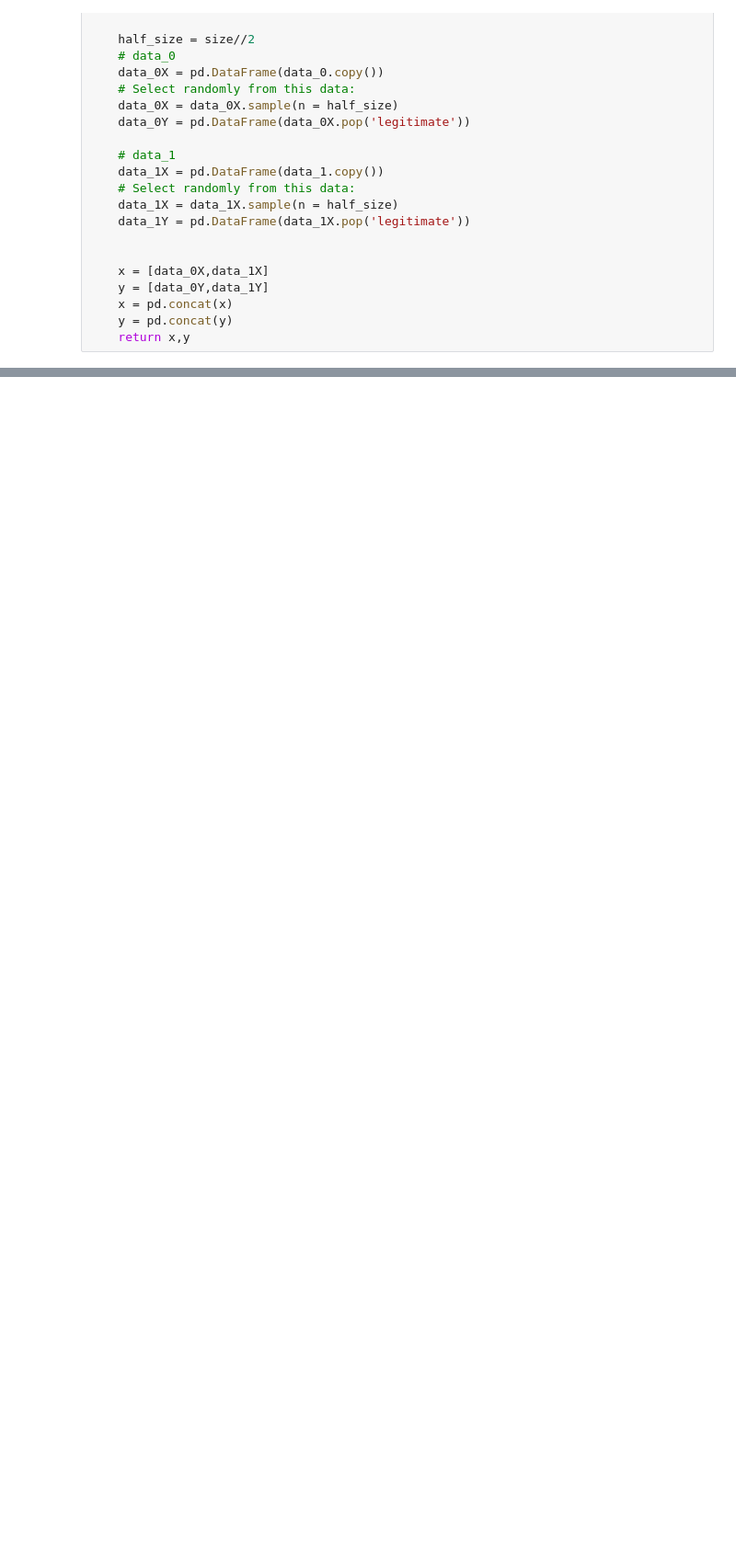
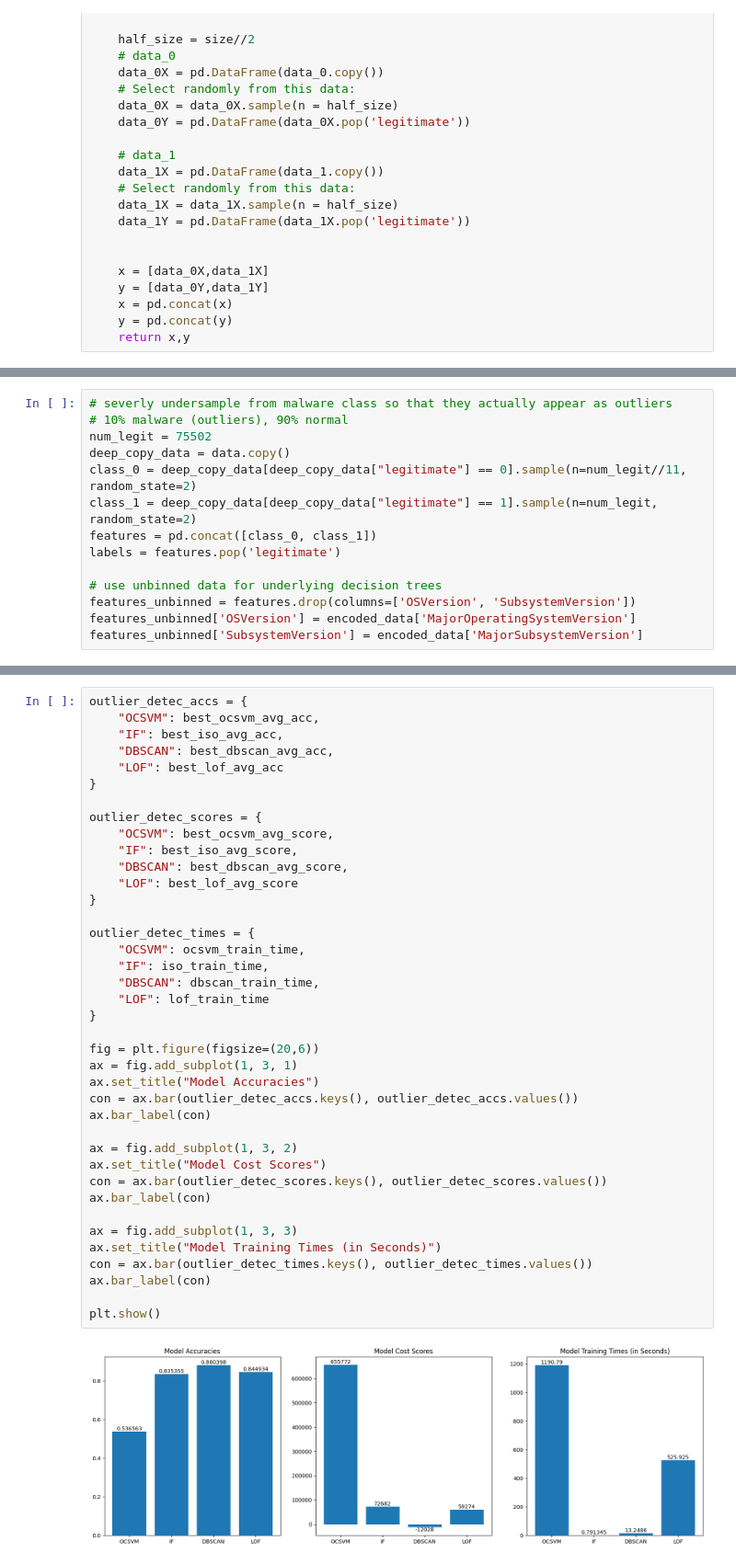
Before and after one commit to ayaabdelgawad/categorize-viruses, a Jupyter notebook: mal-classifier-vs-outlier-det.ipynb, the cells around one changed output, grey strips where cells are left out. Shown at 92% size. Cells and saved outputs as stored; diff of their text form; blank space fills up the shorter version.

```diff
--- a/mal-classifier-vs-outlier-det.ipynb
+++ b/mal-classifier-vs-outlier-det.ipynb
@@ -1317,0 +888,14 @@ One final note is that although we chose to treat this problem as a classificati
+# %%
+# severly undersample from malware class so that they actually appear as outliers
+# 10% malware (outliers), 90% normal
+num_legit = 75502
+deep_copy_data = data.copy()
+class_0 = deep_copy_data[deep_copy_data["legitimate"] == 0].sample(n=num_legit//11, random_state=2)
+class_1 = deep_copy_data[deep_copy_data["legitimate"] == 1].sample(n=num_legit, random_state=2)
+features = pd.concat([class_0, class_1])
+labels = features.pop('legitimate')
+
+# use unbinned data for underlying decision trees
+features_unbinned = features.drop(columns=['OSVersion', 'SubsystemVersion'])
+features_unbinned['OSVersion'] = encoded_data['MajorOperatingSystemVersion']
+features_unbinned['SubsystemVersion'] = encoded_data['MajorSubsystemVersion']
@@ -1317,0 +1239,41 @@ One final note is that although we chose to treat this problem as a classificati
+# %%
+outlier_detec_accs = {
+    "OCSVM": best_ocsvm_avg_acc,
+    "IF": best_iso_avg_acc,
+    "DBSCAN": best_dbscan_avg_acc,
+    "LOF": best_lof_avg_acc
+}
+
+outlier_detec_scores = {
+    "OCSVM": best_ocsvm_avg_score,
+    "IF": best_iso_avg_score,
+    "DBSCAN": best_dbscan_avg_score,
+    "LOF": best_lof_avg_score
+}
+
+outlier_detec_times = {
+    "OCSVM": ocsvm_train_time,
+    "IF": iso_train_time,
+    "DBSCAN": dbscan_train_time,
+    "LOF": lof_train_time
+}
+
+fig = plt.figure(figsize=(20,6))
+ax = fig.add_subplot(1, 3, 1)
+ax.set_title("Model Accuracies")
+con = ax.bar(outlier_detec_accs.keys(), outlier_detec_accs.values())
+ax.bar_label(con)
+
+ax = fig.add_subplot(1, 3, 2)
+ax.set_title("Model Cost Scores")
+con = ax.bar(outlier_detec_scores.keys(), outlier_detec_scores.values())
+ax.bar_label(con)
+
+ax = fig.add_subplot(1, 3, 3)
+ax.set_title("Model Training Times (in Seconds)")
+con = ax.bar(outlier_detec_times.keys(), outlier_detec_times.values())
+ax.bar_label(con)
+
+plt.show()
+# %% [output]
+[figure, added]
```
Also changed, not shown: parts of 77 cells of this notebook.
